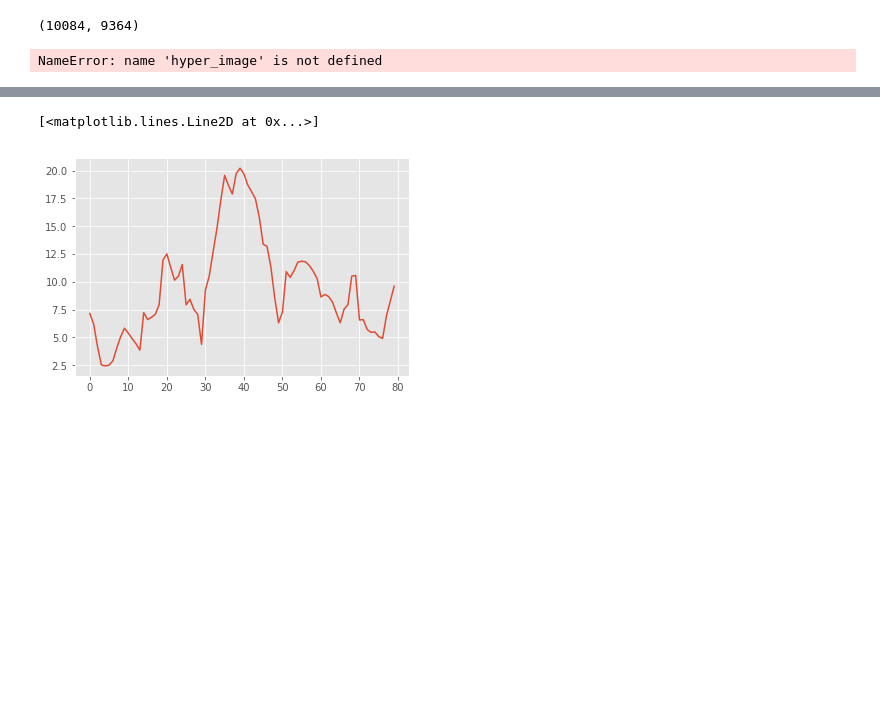
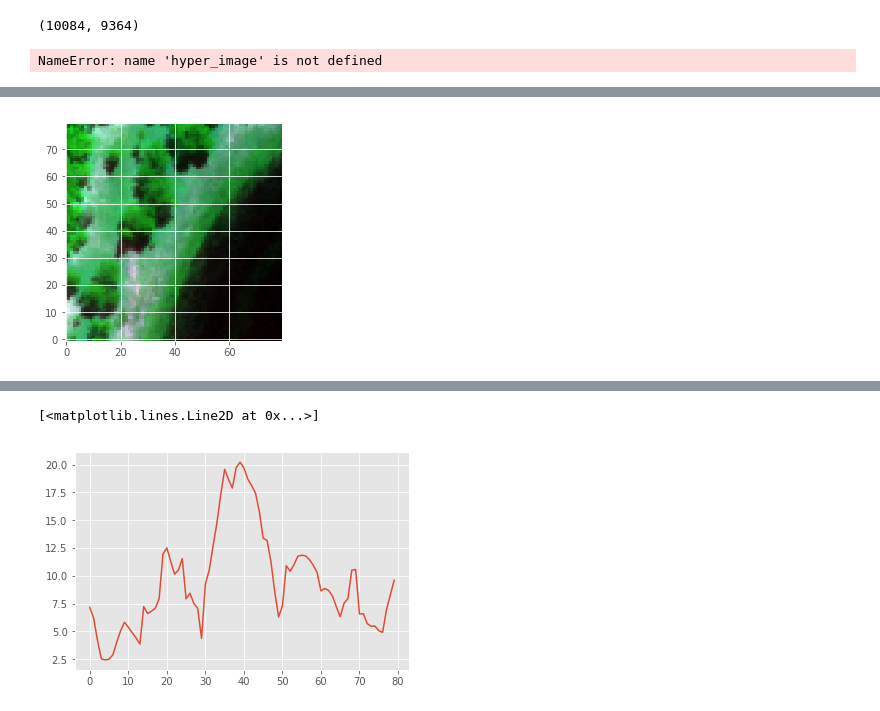
Before and after one commit to rachit-ranjan16/CrownSeg, a Jupyter notebook: Segmentation through Clustering.ipynb, the cells around one changed output, grey strips where cells are left out. Cells and saved outputs as stored; diff of their text form; code cells hidden in the pictures; blank space fills up the shorter version.

Commit message:
Updated NDVI Creation and Cast to mat files Updated Readme and datapaths

```diff
--- a/Segmentation through Clustering.ipynb
+++ b/Segmentation through Clustering.ipynb
@@ -35,12 +35,15 @@ DATASET_PATH = 'ECODSEdataset' + sep + 'ECODSEdataset'+ sep + 'RSdata'+ sep
 LIDAR_FOLDER_PATH = DATASET_PATH + 'chm' + sep + 'MAT' + sep
 HYPER_FOLDER_PATH = DATASET_PATH + 'hs'  + sep + 'MAT' + sep
 HYPER_BANDS_FILE = 'ECODSEdataset' + sep + 'ECODSEdataset' + sep + 'hyper_bands.csv'
-
+NDVI_SOURCE_PATH = DATASET_PATH + 'NDVI' + sep
+NDVI_FOLDER_PATH = NDVI_SOURCE_PATH + 'MAT' + sep
 try:
     lidar_files = sorted([lidar_file for lidar_file in
                  [f for f in listdir(LIDAR_FOLDER_PATH) if isfile(join(LIDAR_FOLDER_PATH, f))]])
     hyper_files = sorted([hyper_file for hyper_file in
                  [f for f in listdir(HYPER_FOLDER_PATH) if isfile(join(HYPER_FOLDER_PATH, f))]])
+    ndvi_files = sorted([hyper_file for hyper_file in
+                 [f for f in listdir(NDVI_FOLDER_PATH) if isfile(join(NDVI_FOLDER_PATH, f))]])
     hyper_bands = pd.read_csv(HYPER_BANDS_FILE)
 except FileNotFoundError:
     print("Failed to find Processed Dataset.\nPlease follow the README instructions to fetch and process the dataset")
@@ -492,0 +498,4 @@ first_
+# %%
+first_hyper = loadmat(HYPER_FOLDER_PATH + hyper_files[len(hyper_files) - 1])['image']
+first_lidar = loadmat(LIDAR_FOLDER_PATH + lidar_files[len(lidar_files) - 1])['image']
+ndvi = loadmat(NDVI_FOLDER_PATH + ndvi_files[len(ndvi_files) - 1])['image']
@@ -492,0 +518,4 @@ first_
+# %%
+plot_hyper(first_hyper)
+# %% [output]
+[figure, added]
```
Also changed, not shown: parts of 8 cells of this notebook, 5 other files.
